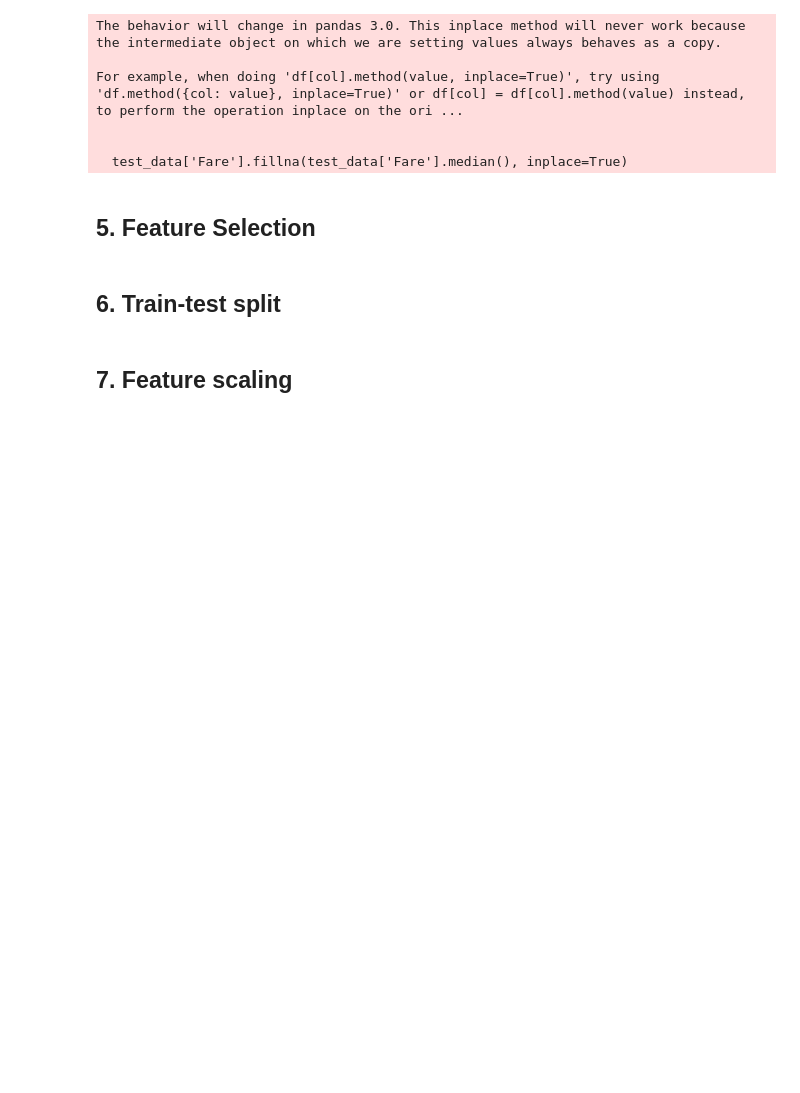
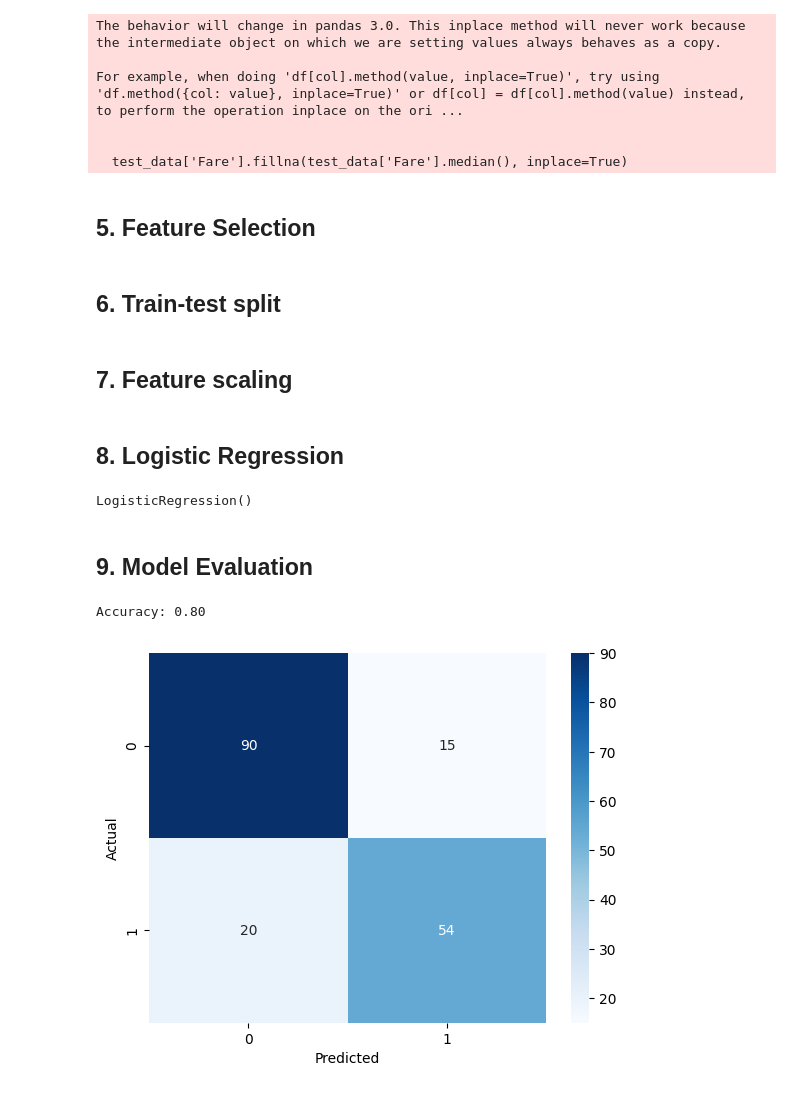
Before and after one commit to JindalChaitanya/Titanic---Machine-Learning-from-Disaster, a Jupyter notebook: Model_Notebooks/Logistic_Regression.ipynb, the cells around one changed output. Cells and saved outputs as stored; diff of their text form; code cells hidden in the pictures; blank space fills up the shorter version.

Commit message:
Completed the Logistic Regression Code and Pushed its submission file

```diff
--- a/Model_Notebooks/Logistic_Regression.ipynb
+++ b/Model_Notebooks/Logistic_Regression.ipynb
@@ -111,3 +116,14 @@ test_data['Embarked'] = test_data['Embarked'].map({'C': 0, 'Q': 1, 'S': 2})
+# %%
+# Apply the imputer on numerical features
+
+train_data[["Age", "Fare"]] = imputer_num.fit_transform(train_data[["Age", "Fare"]])
+test_data[["Age", "Fare"]] = imputer_num.transform(test_data[["Age", "Fare"]])
+# %%
+# Check if Embarked column has missing values, fill with most frequent
+
+imputer_cat = SimpleImputer(strategy='most_frequent')
+train_data["Embarked"] = imputer_cat.fit_transform(train_data[["Embarked"]])
+test_data["Embarked"] = imputer_cat.transform(test_data[["Embarked"]])
 # %% [markdown]
 ## 5. Feature Selection
 # %%
@@ -128,3 +144,33 @@ X_train = scaler.fit_transform(X_train)
 X_val = scaler.transform(X_val)
 
 test_data_scaled = scaler.transform(test_data[features])
+# %% [markdown]
+## 8. Logistic Regression
+# %%
+model = LogisticRegression()
+model.fit(X_train, y_train)
+# %% [output]
+LogisticRegression()
+# %% [markdown]
+## 9. Model Evaluation
+# %%
+# Predictions on the validation set
+
+y_pred = model.predict(X_val)
+# %%
+# Accuracy
+
+accuracy = accuracy_score(y_val, y_pred)
+print(f"Accuracy: {accuracy:.2f}")
+# %% [output]
+Accuracy: 0.80
+# %%
+# Confusion Matrix
+
+conf_matrix = confusion_matrix(y_val, y_pred)
+sns.heatmap(conf_matrix, annot=True, fmt='d', cmap='Blues')
+plt.xlabel('Predicted')
+plt.ylabel('Actual')
+plt.show()
+# %% [output]
+[figure, added]
```
Also changed, not shown: parts of 9 cells of this notebook, 1 other file.
